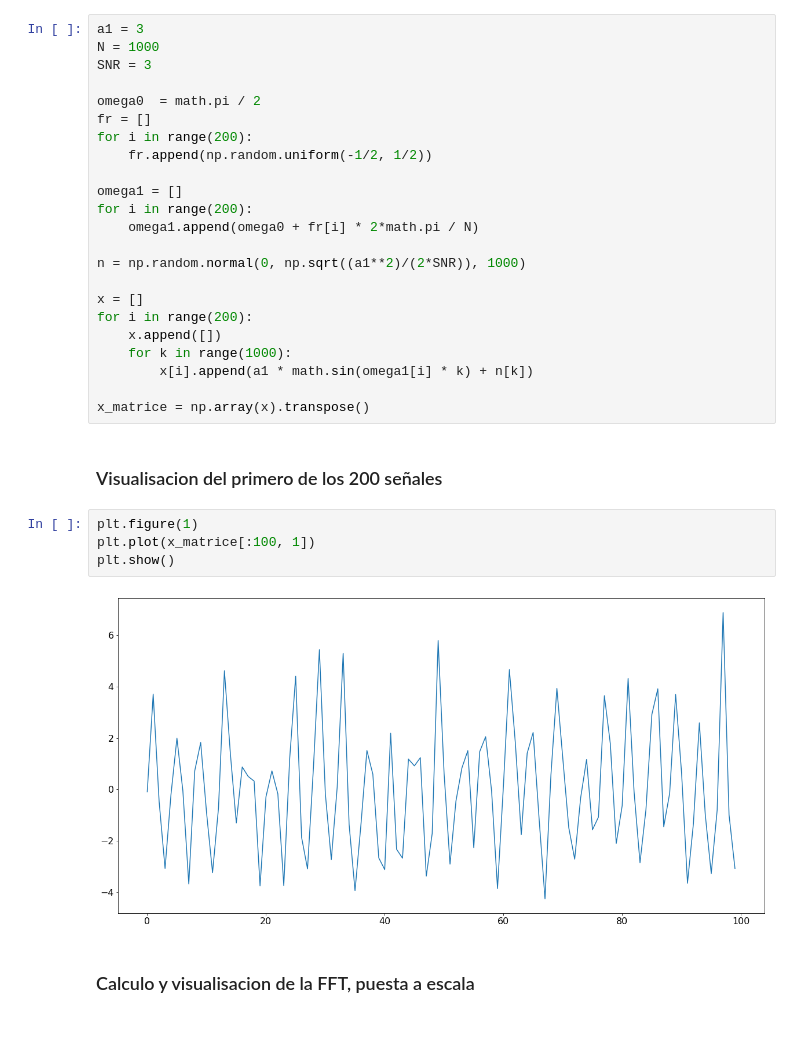
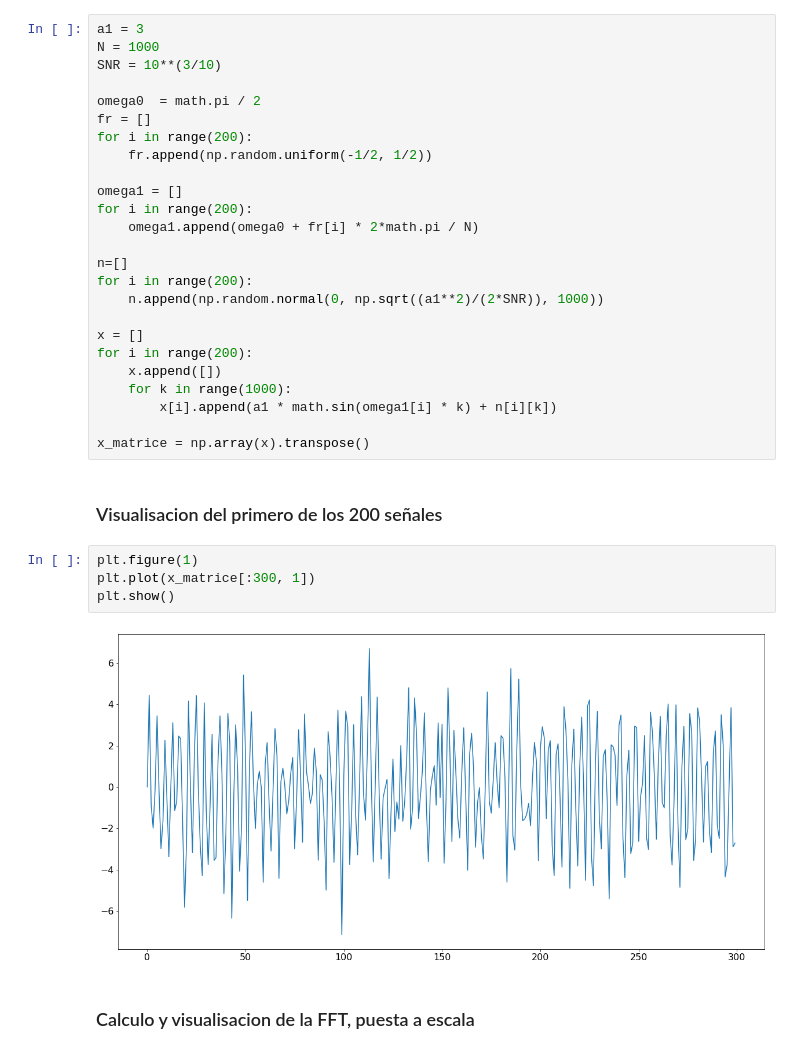
Before and after one commit to Mathilde-lelephant/Mathilde-d-Hebrail-PDS-repo, a Jupyter notebook: notebook5.ipynb, the cells around one changed output. Drawn from its saved outputs; the diff is of its cells as text.

```diff
--- a/notebook5.ipynb
+++ b/notebook5.ipynb
@@ -33,7 +33,7 @@ plt.rcParams.update({'font.size':fig_font_size})
 # %%
 a1 = 3
 N = 1000
-SNR = 3
+SNR = 10**(3/10)
 
 omega0  = math.pi / 2
 fr = []
@@ -44,23 +44,25 @@ omega1 = []
 for i in range(200):
     omega1.append(omega0 + fr[i] * 2*math.pi / N)
 
-n = np.random.normal(0, np.sqrt((a1**2)/(2*SNR)), 1000)
+n=[]
+for i in range(200):
+    n.append(np.random.normal(0, np.sqrt((a1**2)/(2*SNR)), 1000))
 
 x = []
 for i in range(200):
     x.append([])
     for k in range(1000):
-        x[i].append(a1 * math.sin(omega1[i] * k) + n[k])
+        x[i].append(a1 * math.sin(omega1[i] * k) + n[i][k])
 
 x_matrice = np.array(x).transpose()
 # %% [markdown]
 ### Visualisacion del primero de los 200 señales
 # %%
 plt.figure(1)
-plt.plot(x_matrice[:100, 1])
+plt.plot(x_matrice[:300, 1])
 plt.show()
 # %% [output]
-[figure, old version]
+[figure, new version]
 # %% [markdown]
 ### Calculo y visualisacion de la FFT, puesta a escala
 # %%
```
Also changed, not shown: parts of 14 cells of this notebook.
